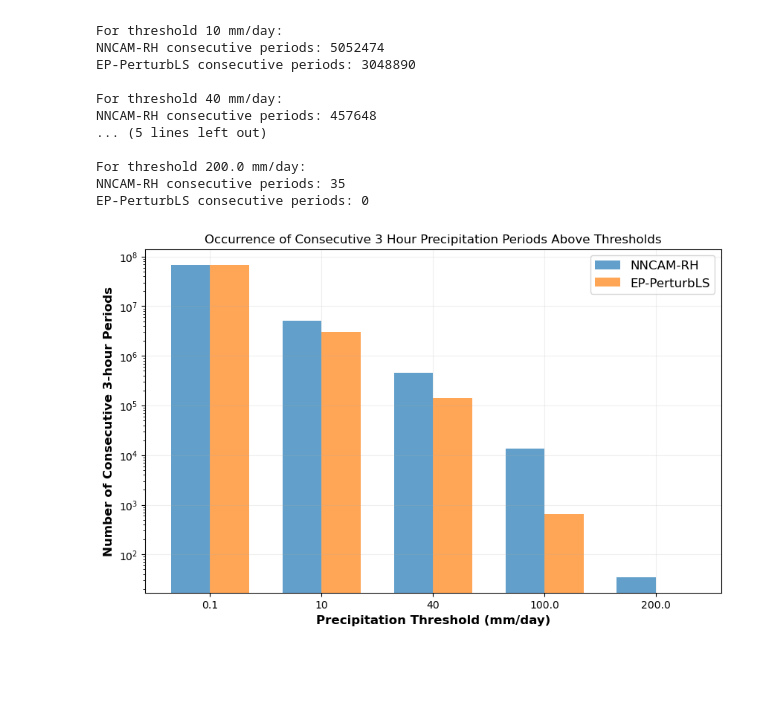
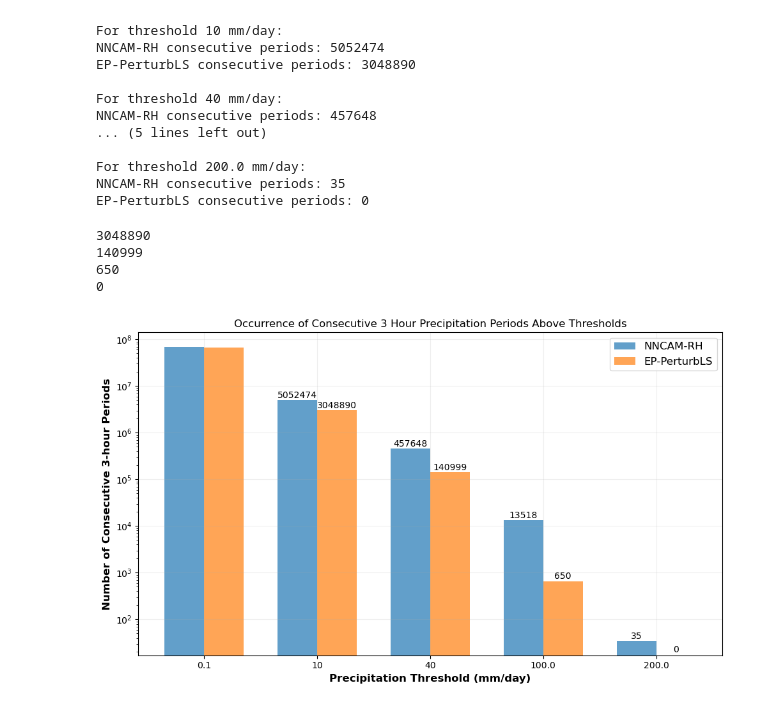
Before and after one commit to chenj209/clima_analysis, a Jupyter notebook: precipitation/precipitation_intensity.ipynb, the cells around one changed output. Drawn from its saved outputs; the diff is of its cells as text; code cells hidden in the pictures; blank space fills up the shorter version.

```diff
--- a/precipitation/precipitation_intensity.ipynb
+++ b/precipitation/precipitation_intensity.ipynb
@@ -408,22 +408,40 @@ NNCAM-RH consecutive periods: 35
 EP-PerturbLS consecutive periods: 0
 # %%
 # Plot the occurrence of consecutive precipitation periods for each threshold
-plt.figure(figsize=(10, 6))
+plt.figure(figsize=(10, 6))  # Explicitly set DPI to control output size
 
 x = np.arange(len(thresholds))
 width = 0.35
+# Create the bars
+nncam_bars = plt.bar(x - width/2, nncam_consecutives, width, label='NNCAM-RH', color='tab:blue', alpha=0.7)
+ep_bars = plt.bar(x + width/2, ep_consecutives, width, label='EP-PerturbLS', color='tab:orange', alpha=0.7)
 
-plt.bar(x - width/2, nncam_consecutives, width, label='NNCAM-RH', color='tab:blue', alpha=0.7)
-plt.bar(x + width/2, ep_consecutives, width, label='EP-PerturbLS', color='tab:orange', alpha=0.7)
+# Add value labels for last two thresholds
+for i in [-4, -3, -2, -1]:  # Index for last two thresholds
+    plt.text(x[i] - width/2, nncam_consecutives[i], f'{int(nncam_consecutives[i])}',
+             ha='center', va='bottom', fontsize=10)
+    print(ep_consecutives[i])
+    plt.text(x[i] + width/2, ep_consecutives[i]+18, f'{int(ep_consecutives[i])}',
+             ha='center', va='bottom', fontsize=10)
+    # plt.text(x[i] - width/2, ep_consecutives[i], f'{int(ep_consecutives[i])}',
+    #          ha='center', va='bottom', fontsize=10)
 
 plt.xlabel('Precipitation Threshold (mm/day)', fontweight='bold', fontsize=PLOT_CONFIG['label_fontsize'])
 plt.ylabel('Number of Consecutive 3-hour Periods', fontweight='bold', fontsize=PLOT_CONFIG['label_fontsize'])
 plt.title('Occurrence of Consecutive 3 Hour Precipitation Periods Above Thresholds')
 plt.xticks(x, thresholds, fontsize=PLOT_CONFIG['tick_fontsize'])
 plt.yticks(fontsize=PLOT_CONFIG['tick_fontsize'])
 plt.legend(fontsize=PLOT_CONFIG['legend_fontsize'])
 plt.grid(True, alpha=0.2)
 plt.yscale('log')
+
+# Set figure size limits to prevent oversized output
+# plt.gcf().set_size_inches(10, 6)
+plt.tight_layout()  # Adjust layout to prevent text cutoff
 plt.show()
 # %% [output]
+3048890
+140999
+650
+0
-[figure, old version]
+[figure, new version]
```
Also changed, not shown: parts of 1 cell of this notebook.
